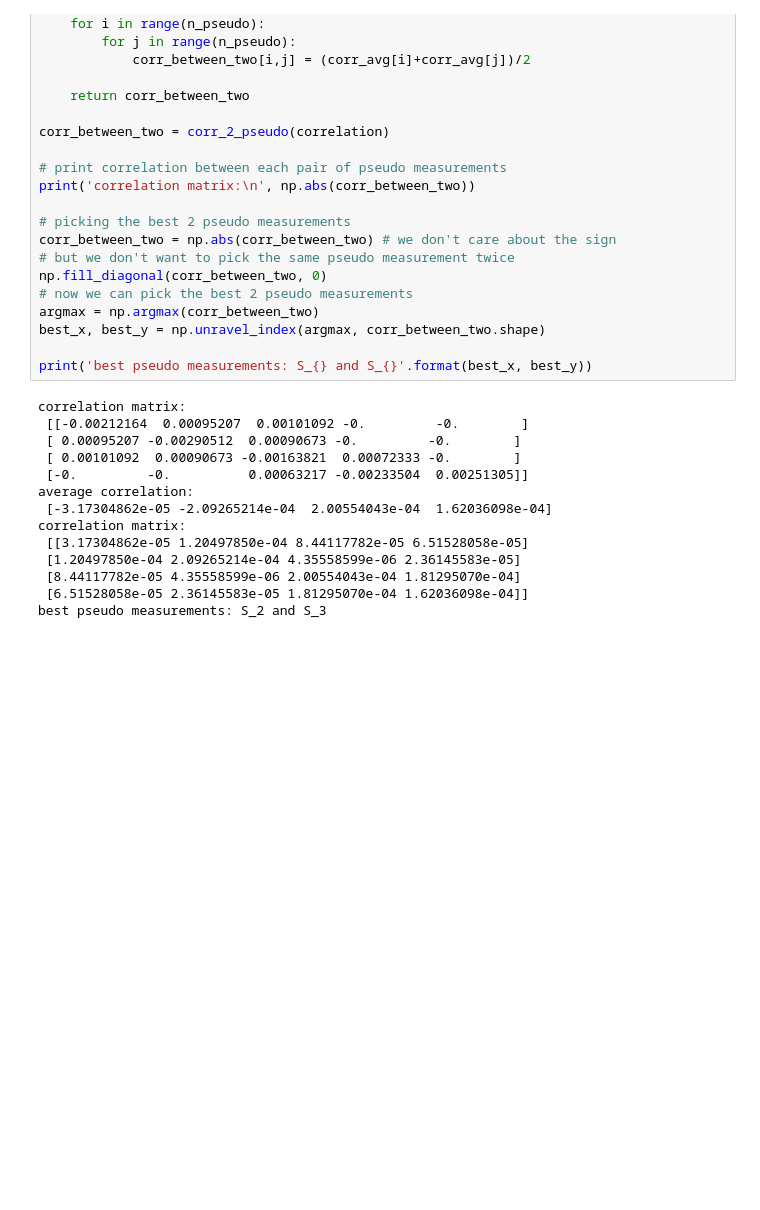
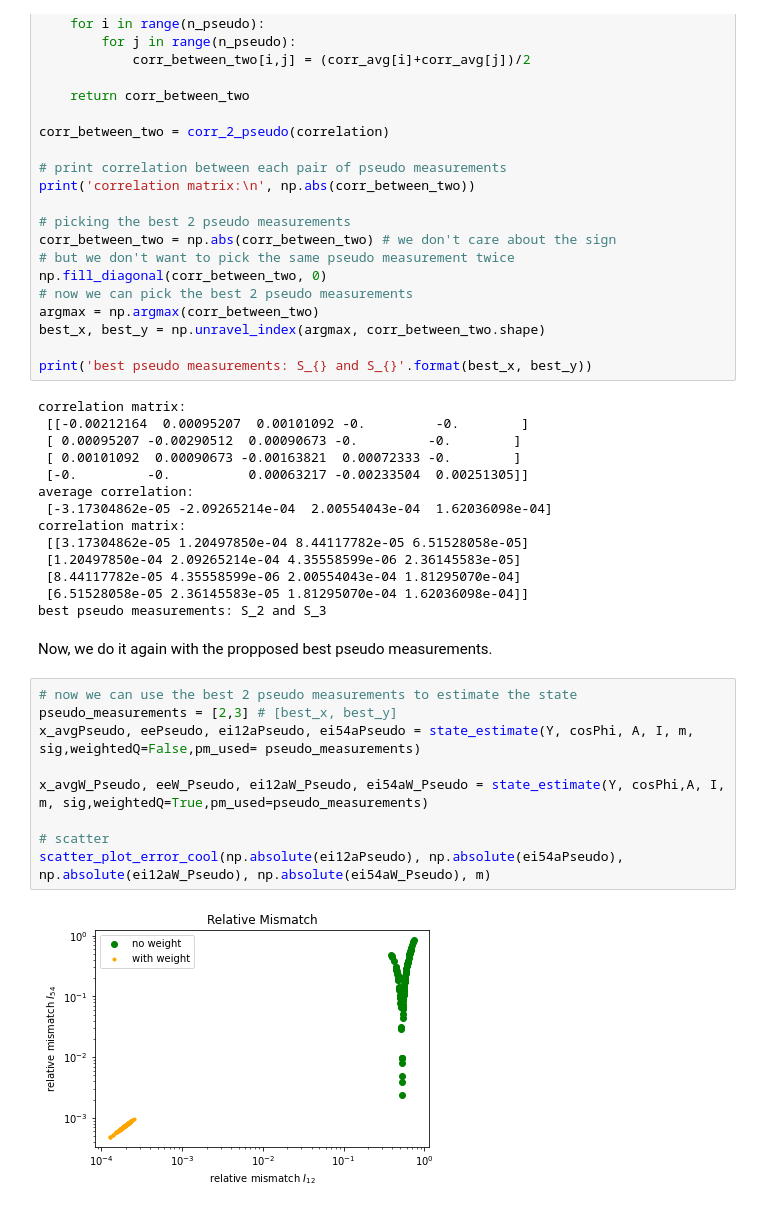
Before and after one commit to leobt23/ADRI, a Jupyter notebook: tpc3/Aula3_Students.ipynb, the cells around one changed output. Drawn from its saved outputs; the diff is of its cells as text; blank space fills up the shorter version.

Commit message:
mais mudanças, agora está automatizado para usarmos apenas quaisquer pseudomedidas que quisermos (e.g. S_2,S_3).

```diff
--- a/tpc3/Aula3_Students.ipynb
+++ b/tpc3/Aula3_Students.ipynb
@@ -499,3 +516,16 @@ correlation matrix:
  [8.44117782e-05 4.35558599e-06 2.00554043e-04 1.81295070e-04]
  [6.51528058e-05 2.36145583e-05 1.81295070e-04 1.62036098e-04]]
 best pseudo measurements: S_2 and S_3
+# %% [markdown]
+Now, we do it again with the propposed best pseudo measurements.
+# %%
+# now we can use the best 2 pseudo measurements to estimate the state
+pseudo_measurements = [2,3] # [best_x, best_y]
+x_avgPseudo, eePseudo, ei12aPseudo, ei54aPseudo = state_estimate(Y, cosPhi, A, I, m, sig,weightedQ=False,pm_used= pseudo_measurements)
+
+x_avgW_Pseudo, eeW_Pseudo, ei12aW_Pseudo, ei54aW_Pseudo = state_estimate(Y, cosPhi,A, I, m, sig,weightedQ=True,pm_used=pseudo_measurements)
+
+# scatter
+scatter_plot_error_cool(np.absolute(ei12aPseudo), np.absolute(ei54aPseudo), np.absolute(ei12aW_Pseudo), np.absolute(ei54aW_Pseudo), m)
+# %% [output]
+[figure, added]
```
Also changed, not shown: parts of 8 cells of this notebook.
